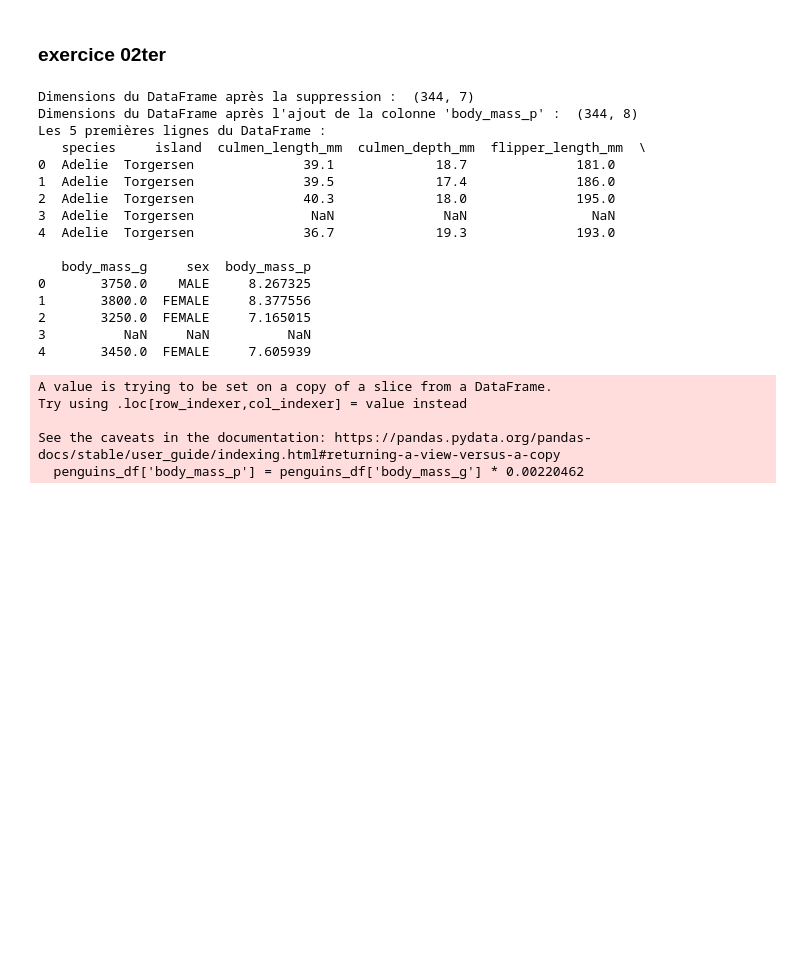
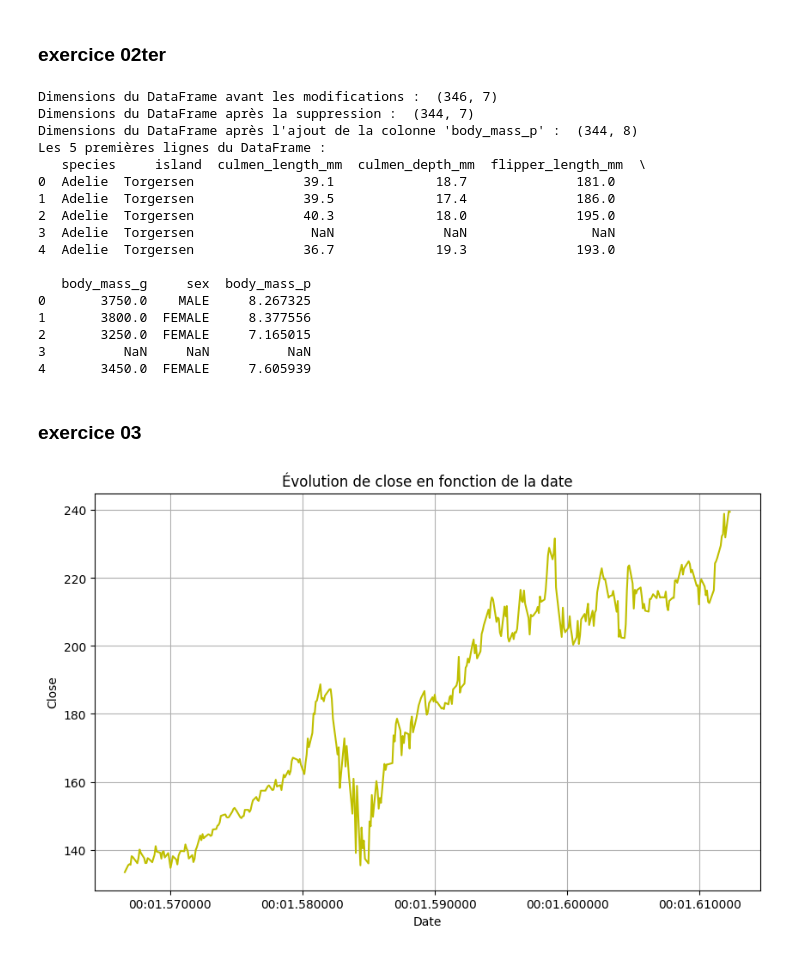
Before and after one commit to Jadesaadouni/Piscine-2024-5, a Jupyter notebook: day05.ipynb, the cells around one changed output. Drawn from its saved outputs; the diff is of its cells as text; code cells hidden in the pictures; blank space fills up the shorter version.

Commit message:
exercice 4 et 4bis fait

```diff
--- a/day05.ipynb
+++ b/day05.ipynb
@@ -154,26 +154,27 @@ Sexe et espèce des manchots de Torgersen pesant plus de 4,5 kg :
 ### exercice 02ter
 # %%
 # Chargez les données du fichier CSV dans un DataFrame
-penguins_df = pd.read_csv('penguins.csv')
+df2 = pd.read_csv('penguins.csv')
 
 # Affichez les dimensions du DataFrame avant les modifications
-print("Dimensions du DataFrame avant les modifications : ", penguins_df.shape)
+print("Dimensions du DataFrame avant les modifications : ", df2.shape)
 
 # Supprimez les 2 dernières lignes
-penguins_df = penguins_df.iloc[:-2]
+df2 = df2.iloc[:-2]
 
 # Affichez les dimensions du DataFrame après la suppression
-print("Dimensions du DataFrame après la suppression : ", penguins_df.shape)
+print("Dimensions du DataFrame après la suppression : ", df2.shape)
 
 # Ajoutez une colonne 'body_mass_p' pour la masse en livres
-penguins_df['body_mass_p'] = penguins_df['body_mass_g'] * 0.00220462
+df2['body_mass_p'] = df2['body_mass_g'] * 0.00220462
 
 # Affichez les dimensions du DataFrame après l'ajout de la colonne
-print("Dimensions du DataFrame après l'ajout de la colonne 'body_mass_p' : ", penguins_df.shape)
+print("Dimensions du DataFrame après l'ajout de la colonne 'body_mass_p' : ", df2.shape)
 
 # Affichez les 5 premières lignes du DataFrame pour vérification
-print("Les 5 premières lignes du DataFrame :\n", penguins_df.head())
+print("Les 5 premières lignes du DataFrame :\n", df2.head())
 # %% [output]
+Dimensions du DataFrame avant les modifications :  (346, 7)
 Dimensions du DataFrame après la suppression :  (344, 7)
 Dimensions du DataFrame après l'ajout de la colonne 'body_mass_p' :  (344, 8)
 Les 5 premières lignes du DataFrame :
@@ -190,8 +191,31 @@ Les 5 premières lignes du DataFrame :
 2       3250.0  FEMALE     7.165015
 3          NaN     NaN          NaN
 4       3450.0  FEMALE     7.605939
-A value is trying to be set on a copy of a slice from a DataFrame.
-Try using .loc[row_indexer,col_indexer] = value instead
-
-See the caveats in the documentation: https://pandas.pydata.org/pandas-docs/stable/user_guide/indexing.html#returning-a-view-versus-a-copy
-  penguins_df['body_mass_p'] = penguins_df['body_mass_g'] * 0.00220462
+# %% [markdown]
+### exercice 03
+# %%
+import pandas as pd
+import matplotlib.pyplot as plt
+
+# Chargez les données du fichier CSV dans un DataFrame
+stock_df = pd.read_csv('stock.csv')
+
+# Convertissez la colonne 'date' en format de date
+stock_df['date'] = pd.to_datetime(stock_df['date'])
+
+# Créez un tracé de base (graphique de ligne)
+plt.figure(figsize=(10, 6))
+plt.plot(stock_df['date'], stock_df['close'], linestyle='-', color='y')
+
+# Ajoutez des titres et des libellés aux axes
+plt.title('Évolution de close en fonction de la date')
+plt.xlabel('Date')
+plt.ylabel('Close')
+
+# Affichez la grille en arrière-plan
+plt.grid(True)
+
+# Affichez le tracé
+plt.show()
+# %% [output]
+[figure, added]
```
Also changed, not shown: parts of 6 cells of this notebook, 2 other files.
